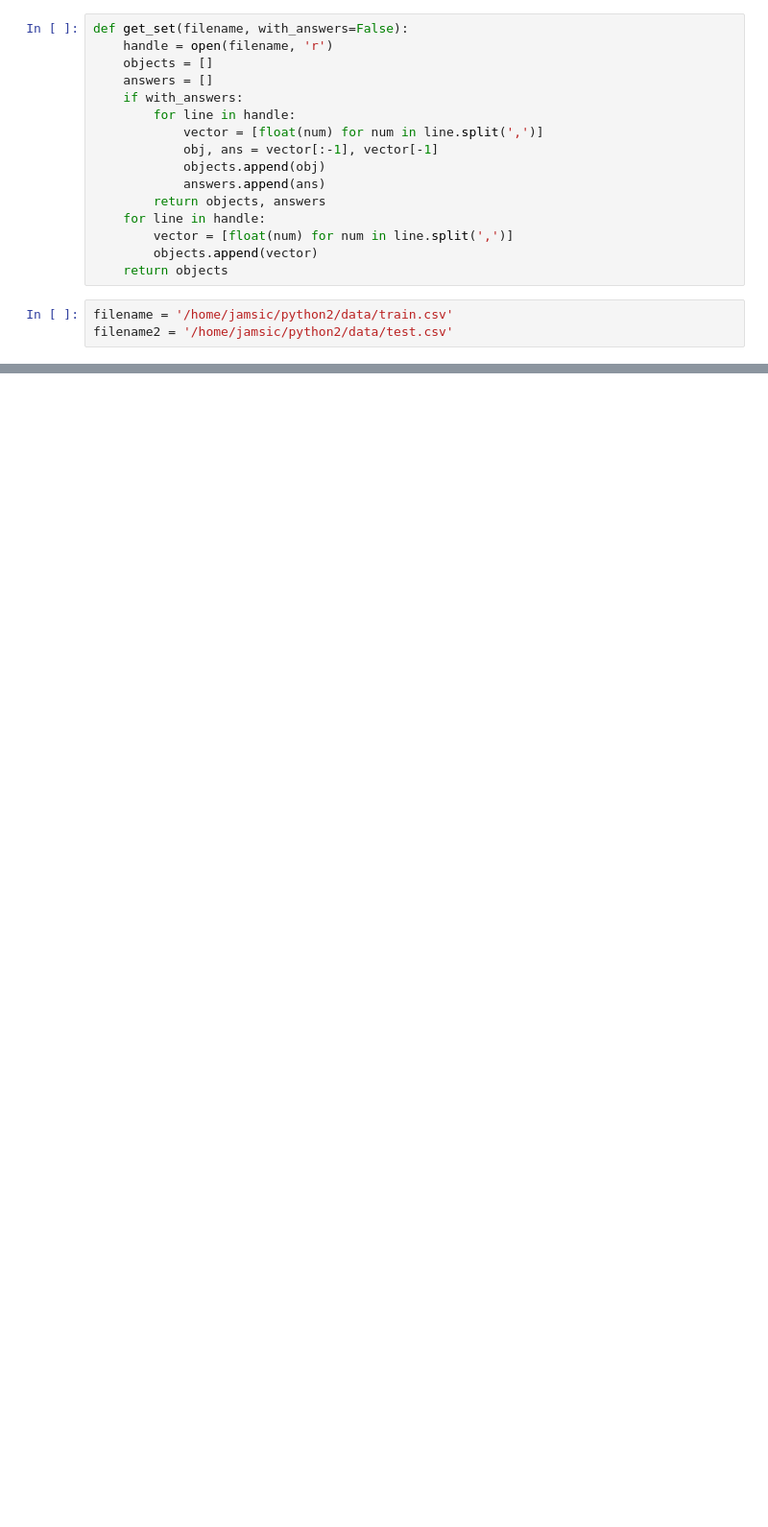
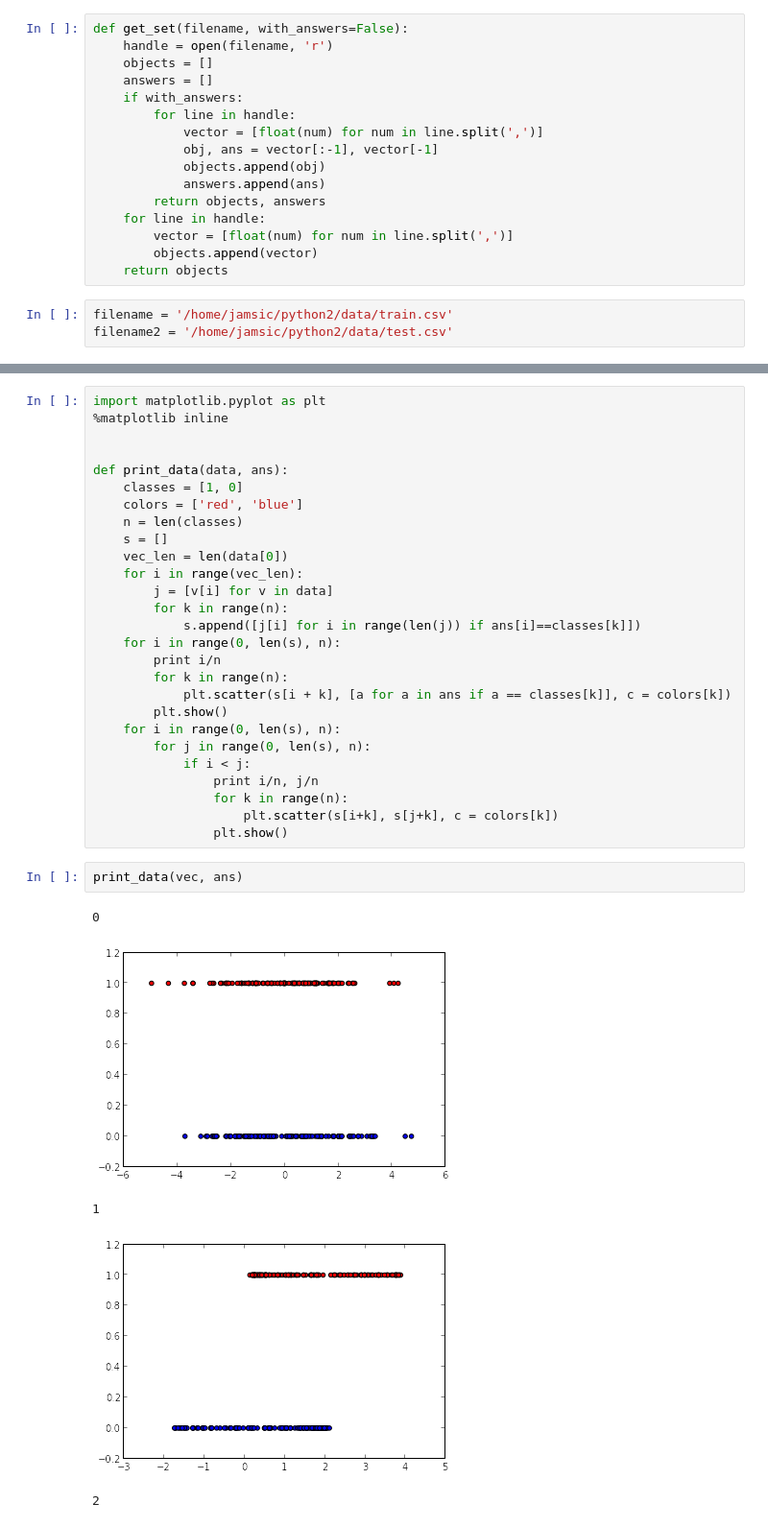
Before and after one commit to jamsic/information_retrieval, a Jupyter notebook: 28nov.ipynb, the cells around one changed output, grey strips where cells are left out. Shown at 96% size. Saved outputs shown, nothing was run; the diff lists cells and outputs as text; blank space fills up the shorter version.

```diff
--- a/28nov.ipynb
+++ b/28nov.ipynb
@@ -47,0 +47,35 @@ array([ 0.,  0.,  1.,  1.,  1.,  1.,  1.,  0.,  0.,  1.,  0.,  0.,  0.,
+# %%
+import matplotlib.pyplot as plt
+%matplotlib inline
+
+
+def print_data(data, ans):
+    classes = [1, 0]
+    colors = ['red', 'blue']
+    n = len(classes)
+    s = []
+    vec_len = len(data[0])
+    for i in range(vec_len):
+        j = [v[i] for v in data]
+        for k in range(n):
+            s.append([j[i] for i in range(len(j)) if ans[i]==classes[k]])
+    for i in range(0, len(s), n):
+        print i/n
+        for k in range(n):
+            plt.scatter(s[i + k], [a for a in ans if a == classes[k]], c = colors[k])
+        plt.show()
+    for i in range(0, len(s), n):
+        for j in range(0, len(s), n):
+            if i < j:
+                print i/n, j/n
+                for k in range(n):
+                    plt.scatter(s[i+k], s[j+k], c = colors[k])
+                plt.show()
+# %%
+print_data(vec, ans)
+# %% [output]
+0
+[figure, added]
+1
+[figure, added]
+2
```
Also changed, not shown: parts of 9 cells of this notebook, 1 other file.
